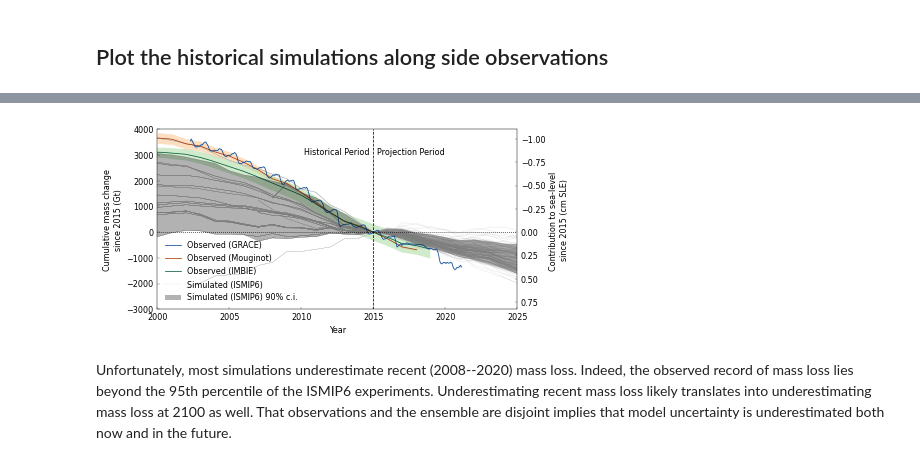
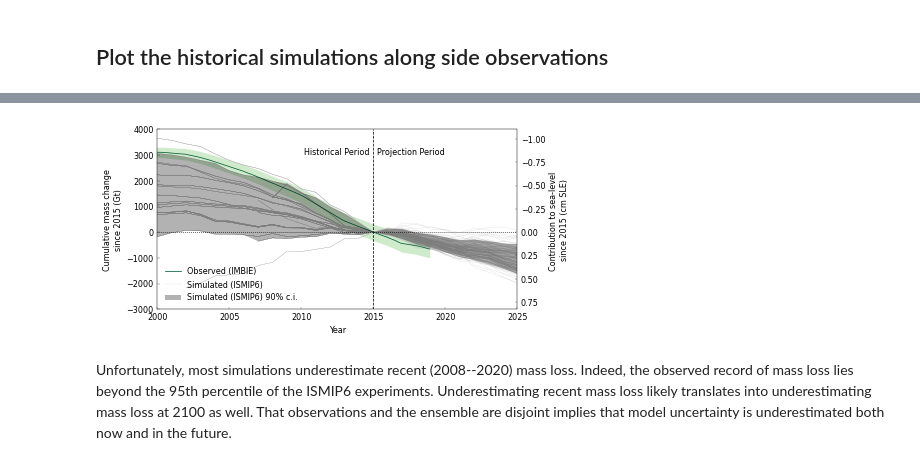
Before and after one commit to aaschwanden/ismip6-ipcc, a Jupyter notebook: analyze_slr_predictions.ipynb, the cells around one changed output, grey strips where cells are left out. Cells and saved outputs as stored; diff of their text form; code cells hidden in the pictures.

```diff
--- a/analyze_slr_predictions.ipynb
+++ b/analyze_slr_predictions.ipynb
@@ -245,8 +201,8 @@ plot_historical(historical_filename, ismip6_w_ctrl, grace, mou19, imbie)
-# %%
-historical_filename = "GRIS_historical.pdf"
-plot_historical(historical_filename, ismip6, grace, mou19, imbie)
-# %% [output]
-[figure, removed]
+# %%
+historical_filename = "GRIS_historical.pdf"
+plot_historical(historical_filename, ismip6_gris, imbie_gris)
+# %% [output]
+[figure, added]
 # %% [markdown]
 Unfortunately, most simulations underestimate recent (2008--2020) mass loss. Indeed, the observed record of mass loss lies beyond the 95th percentile of the ISMIP6 experiments. Underestimating recent mass loss likely translates into underestimating mass loss at 2100 as well.  That observations and the ensemble are disjoint implies that model uncertainty is underestimated both now and in the future.
 # %% [markdown]
```
Also changed, not shown: parts of 21 cells of this notebook, 2 other files.
